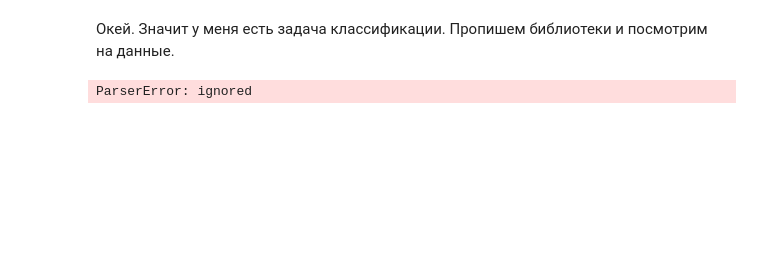
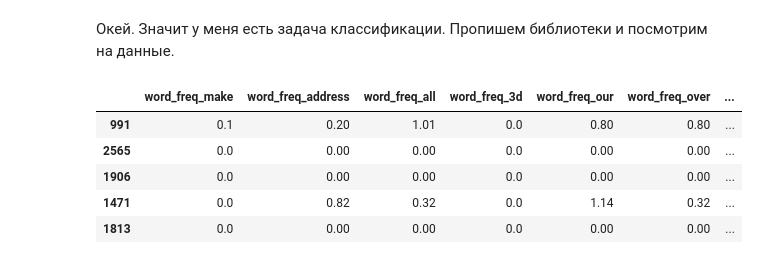
Before and after one commit to delayudz/ml_course, a Jupyter notebook: ml_task1_Pavlov.ipynb, the cells around one changed output. Cells and saved outputs as stored; diff of their text form; code cells hidden in the pictures; blank space fills up the shorter version.

```diff
--- a/ml_task1_Pavlov.ipynb
+++ b/ml_task1_Pavlov.ipynb
@@ -92,4 +99,11 @@ if IN_COLAB:
 # %%
-df = pd.read_csv("spam.csv")
+df = pd.read_csv("data.csv", header=None, names=headers)
-# %% [output]
-ParserError: ignored
+# %%
+df.sample(5, random_state=0)
+# %% [output]
+|  | word_freq_make | word_freq_address | word_freq_all | word_freq_3d | word_freq_our | word_freq_over | ... |
+| 991 | 0.1 | 0.20 | 1.01 | 0.0 | 0.80 | 0.80 | ... |
+| 2565 | 0.0 | 0.00 | 0.00 | 0.0 | 0.00 | 0.00 | ... |
+| 1906 | 0.0 | 0.00 | 0.00 | 0.0 | 0.00 | 0.00 | ... |
+| 1471 | 0.0 | 0.82 | 0.32 | 0.0 | 1.14 | 0.32 | ... |
+| 1813 | 0.0 | 0.00 | 0.00 | 0.0 | 0.00 | 0.00 | ... |
```
Also changed, not shown: parts of 20 cells of this notebook.
